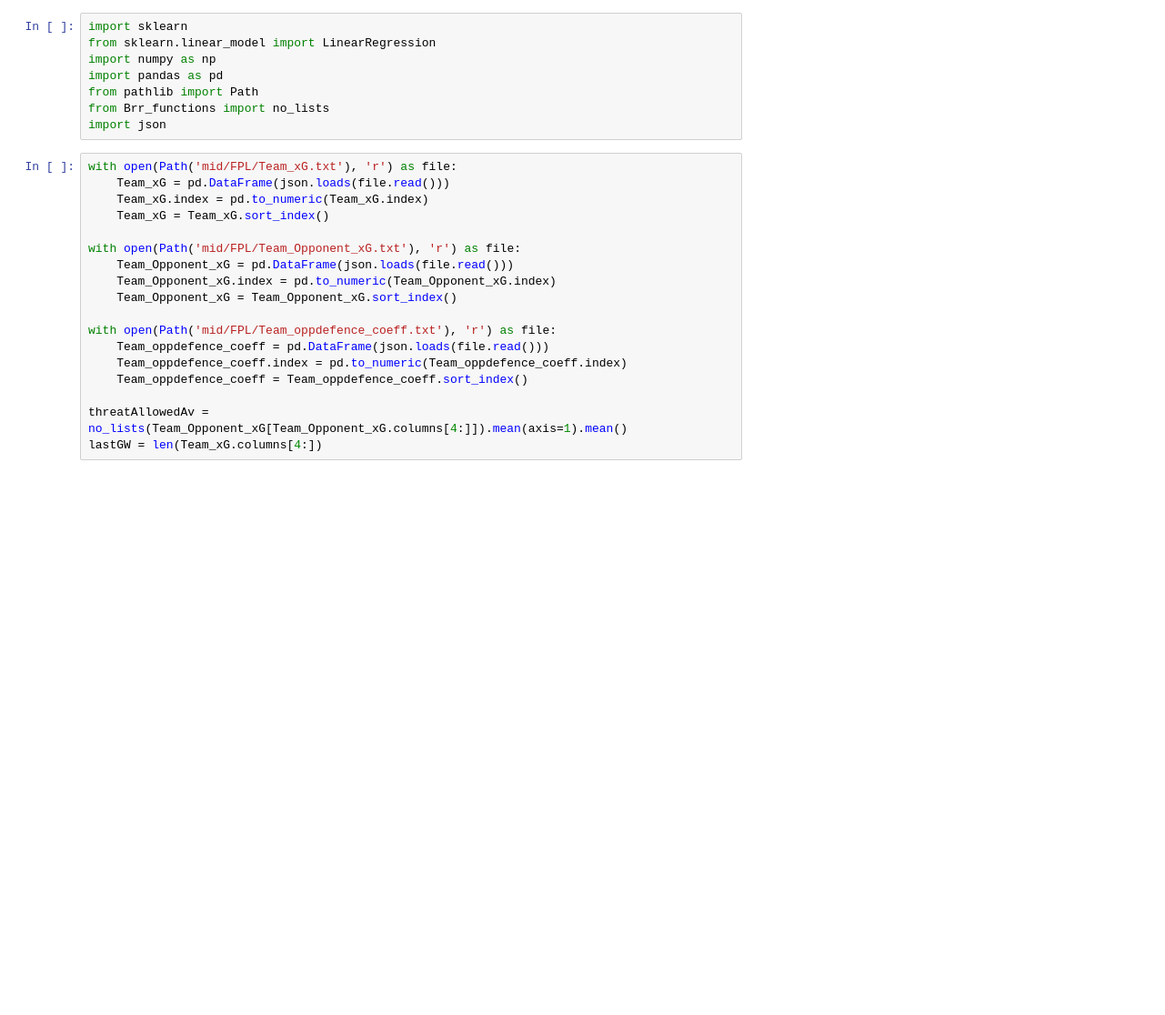
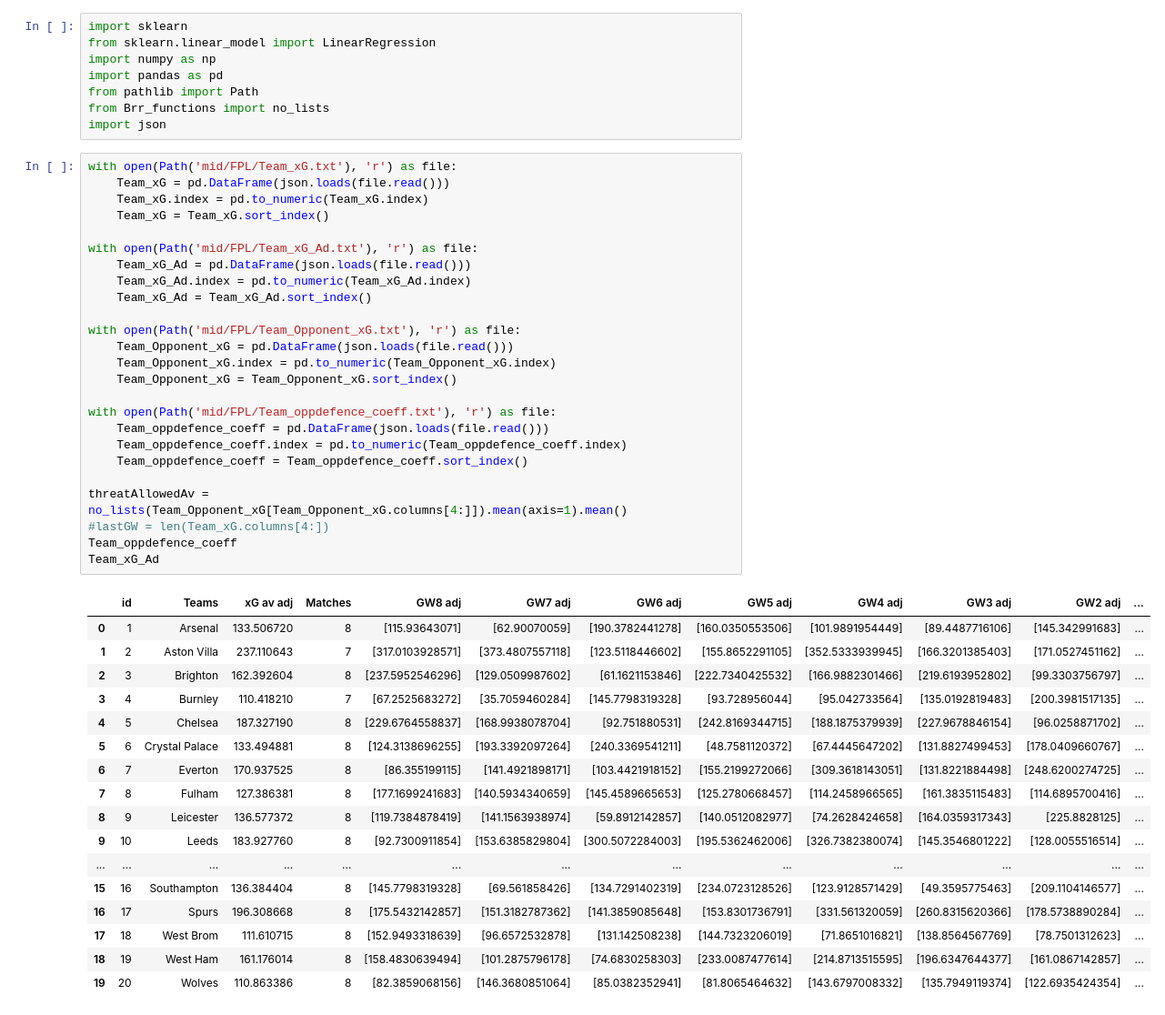
Before and after one commit to tikeve/tikeve.github.io, a Jupyter notebook: SKStat.ipynb, the cells around one changed output. Shown at 91% size. Saved outputs shown, nothing was run; the diff lists cells and outputs as text; blank space fills up the shorter version.

```diff
--- a/SKStat.ipynb
+++ b/SKStat.ipynb
@@ -9,18 +9,43 @@ import json
 # %%
 with open(Path('mid/FPL/Team_xG.txt'), 'r') as file:
     Team_xG = pd.DataFrame(json.loads(file.read()))
     Team_xG.index = pd.to_numeric(Team_xG.index)
     Team_xG = Team_xG.sort_index()
+
+with open(Path('mid/FPL/Team_xG_Ad.txt'), 'r') as file:
+    Team_xG_Ad = pd.DataFrame(json.loads(file.read()))
+    Team_xG_Ad.index = pd.to_numeric(Team_xG_Ad.index)
+    Team_xG_Ad = Team_xG_Ad.sort_index()
 
 with open(Path('mid/FPL/Team_Opponent_xG.txt'), 'r') as file:
     Team_Opponent_xG = pd.DataFrame(json.loads(file.read()))
     Team_Opponent_xG.index = pd.to_numeric(Team_Opponent_xG.index)
     Team_Opponent_xG = Team_Opponent_xG.sort_index()
 
 with open(Path('mid/FPL/Team_oppdefence_coeff.txt'), 'r') as file:
     Team_oppdefence_coeff = pd.DataFrame(json.loads(file.read()))
     Team_oppdefence_coeff.index = pd.to_numeric(Team_oppdefence_coeff.index)
     Team_oppdefence_coeff = Team_oppdefence_coeff.sort_index()
 
 threatAllowedAv = no_lists(Team_Opponent_xG[Team_Opponent_xG.columns[4:]]).mean(axis=1).mean()
-lastGW = len(Team_xG.columns[4:])
+#lastGW = len(Team_xG.columns[4:])
+Team_oppdefence_coeff
+Team_xG_Ad
+# %% [output]
+|  | id | Teams | xG av adj | Matches | GW8 adj | GW7 adj | GW6 adj | GW5 adj | GW4 adj | GW3 adj | GW2 adj | ... |
+| 0 | 1 | Arsenal | 133.506720 | 8 | [115.93643071] | [62.90070059] | [190.3782441278] | [160.0350553506] | [101.9891954449] | [89.4487716106] | [145.342991683] | ... |
+| 1 | 2 | Aston Villa | 237.110643 | 7 | [317.0103928571] | [373.4807557118] | [123.5118446602] | [155.8652291105] | [352.5333939945] | [166.3201385403] | [171.0527451162] | ... |
+| 2 | 3 | Brighton | 162.392604 | 8 | [237.5952546296] | [129.0509987602] | [61.1621153846] | [222.7340425532] | [166.9882301466] | [219.6193952802] | [99.3303756797] | ... |
+| 3 | 4 | Burnley | 110.418210 | 7 | [67.2525683272] | [35.7059460284] | [145.7798319328] | [93.728956044] | [95.042733564] | [135.0192819483] | [200.3981517135] | ... |
+| 4 | 5 | Chelsea | 187.327190 | 8 | [229.6764558837] | [168.9938078704] | [92.751880531] | [242.8169344715] | [188.1875379939] | [227.9678846154] | [96.0258871702] | ... |
+| 5 | 6 | Crystal Palace | 133.494881 | 8 | [124.3138696255] | [193.3392097264] | [240.3369541211] | [48.7581120372] | [67.4445647202] | [131.8827499453] | [178.0409660767] | ... |
+| 6 | 7 | Everton | 170.937525 | 8 | [86.355199115] | [141.4921898171] | [103.4421918152] | [155.2199272066] | [309.3618143051] | [131.8221884498] | [248.6200274725] | ... |
+| 7 | 8 | Fulham | 127.386381 | 8 | [177.1699241683] | [140.5934340659] | [145.4589665653] | [125.2780668457] | [114.2458966565] | [161.3835115483] | [114.6895700416] | ... |
+| 8 | 9 | Leicester | 136.577372 | 8 | [119.7384878419] | [141.1563938974] | [59.8912142857] | [140.0512082977] | [74.2628424658] | [164.0359317343] | [225.8828125] | ... |
+| 9 | 10 | Leeds | 183.927760 | 8 | [92.7300911854] | [153.6385829804] | [300.5072284003] | [195.5362462006] | [326.7382380074] | [145.3546801222] | [128.0055516514] | ... |
+| ... | ... | ... | ... | ... | ... | ... | ... | ... | ... | ... | ... | ... |
+| 15 | 16 | Southampton | 136.384404 | 8 | [145.7798319328] | [69.561858426] | [134.7291402319] | [234.0723128526] | [123.9128571429] | [49.3595775463] | [209.1104146577] | ... |
+| 16 | 17 | Spurs | 196.308668 | 8 | [175.5432142857] | [151.3182787362] | [141.3859085648] | [153.8301736791] | [331.561320059] | [260.8315620366] | [178.5738890284] | ... |
+| 17 | 18 | West Brom | 111.610715 | 8 | [152.9493318639] | [96.6572532878] | [131.142508238] | [144.7323206019] | [71.8651016821] | [138.8564567769] | [78.7501312623] | ... |
+| 18 | 19 | West Ham | 161.176014 | 8 | [158.4830639494] | [101.2875796178] | [74.6830258303] | [233.0087477614] | [214.8713515595] | [196.6347644377] | [161.0867142857] | ... |
+| 19 | 20 | Wolves | 110.863386 | 8 | [82.3859068156] | [146.3680851064] | [85.0382352941] | [81.8065464632] | [143.6797008332] | [135.7949119374] | [122.6935424354] | ... |
```
Also changed, not shown: parts of 4 cells of this notebook, 2 other files.
